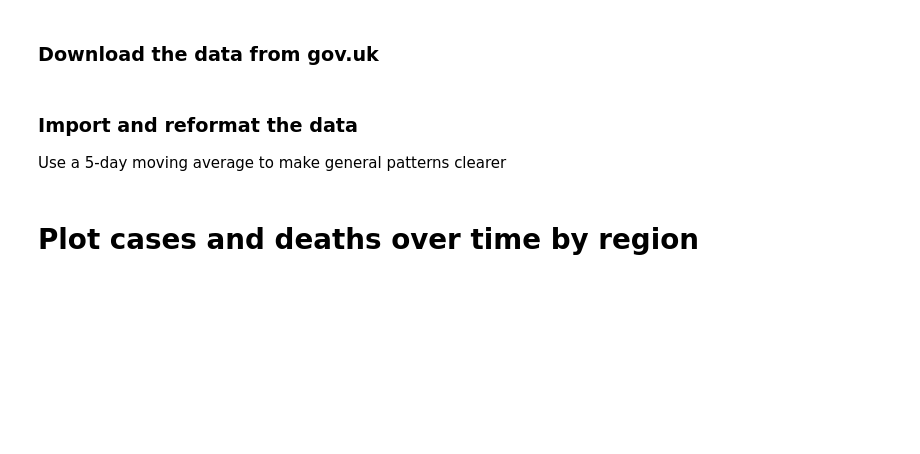
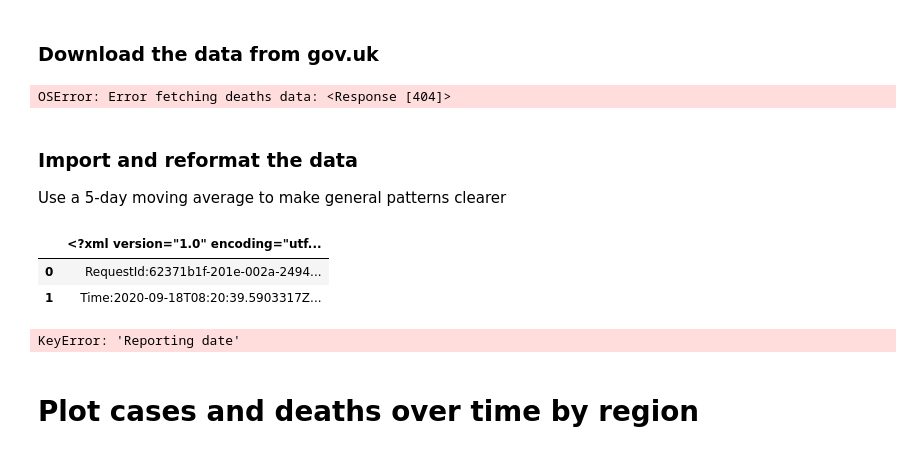
Before and after one commit to thompsonsed/covid_testing, a Jupyter notebook: covid_plots.ipynb, the cells around one changed output. Saved outputs shown, nothing was run; the diff lists cells and outputs as text; code cells hidden in the pictures; blank space fills up the shorter version.

Commit message:
Updated checking that requests complete successfully

```diff
--- a/covid_plots.ipynb
+++ b/covid_plots.ipynb
@@ -23,7 +25,11 @@ with cases_path.open("wb") as p:
 # %%
-deaths_file = requests.get("https://coronavirus.data.gov.uk/downloads/csv/coronavirus-deaths_latest.csv")
+deaths_request = requests.get("https://coronavirus.data.gov.uk/downloads/csv/coronavirus-deaths_latest.csv")
+if deaths_request.status_code != 200:
+    raise IOError(f"Error fetching deaths data: {deaths_request}")
 with death_path.open("wb") as p:
-    p.write(deaths_file.content)
+    p.write(deaths_request.content)
+# %% [output]
+OSError: Error fetching deaths data: <Response [404]>
 # %% [markdown]
 ### Import and reformat the data
 
@@ -50,10 +56,17 @@ region_data = (region_data
   .merge(region_data)
 )
 region_data = region_data[~ pd.isna(region_data[f"Daily lab-confirmed cases ({n_days} day average)"])]
+# %%
+covid_deaths = pd.read_csv(pathlib.Path("data", "coronavirus-deaths_latest.csv"))
+covid_deaths
+# %% [output]
+|  | <?xml version="1.0" encoding="utf... |
+| 0 | RequestId:62371b1f-201e-002a-2494... |
+| 1 | Time:2020-09-18T08:20:39.5903317Z... |
 # %%
 covid_deaths = pd.read_csv(pathlib.Path("data", "coronavirus-deaths_latest.csv"))
 covid_deaths["Reporting date"] = pd.to_datetime(covid_deaths["Reporting date"])
-region_deaths = covid_deaths[covid_deaths["Area type"] == "Nation"]
+region_deaths = covid_deaths[covid_deaths["Area type"] == "nation"]
 
 region_deaths = (region_deaths
  .sort_values(by=["Reporting date"])
@@ -70,6 +83,8 @@ region_deaths = (region_deaths
   .merge(region_deaths)
 )
 region_deaths = region_deaths[~ pd.isna(region_deaths[f"New deaths ({n_days} day average)"])]
+# %% [output]
+KeyError: 'Reporting date'
 # %% [markdown]
 # Plot cases and deaths over time by region
 # %%
```
Also changed, not shown: parts of 2 cells of this notebook.
